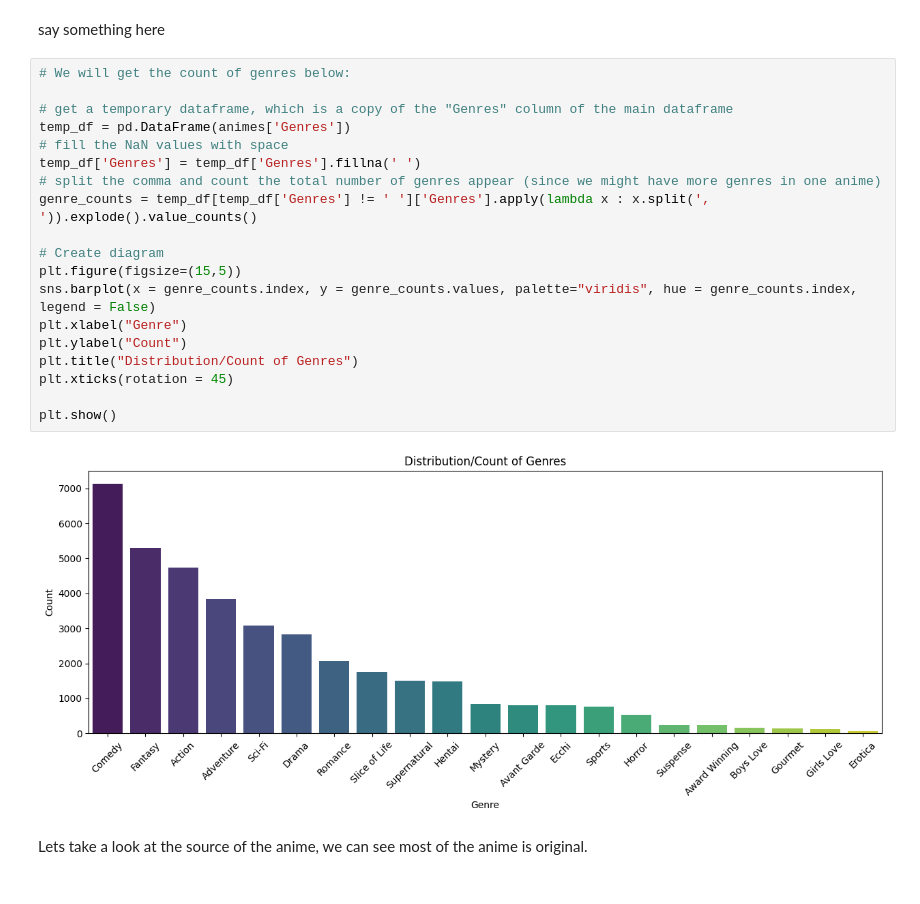
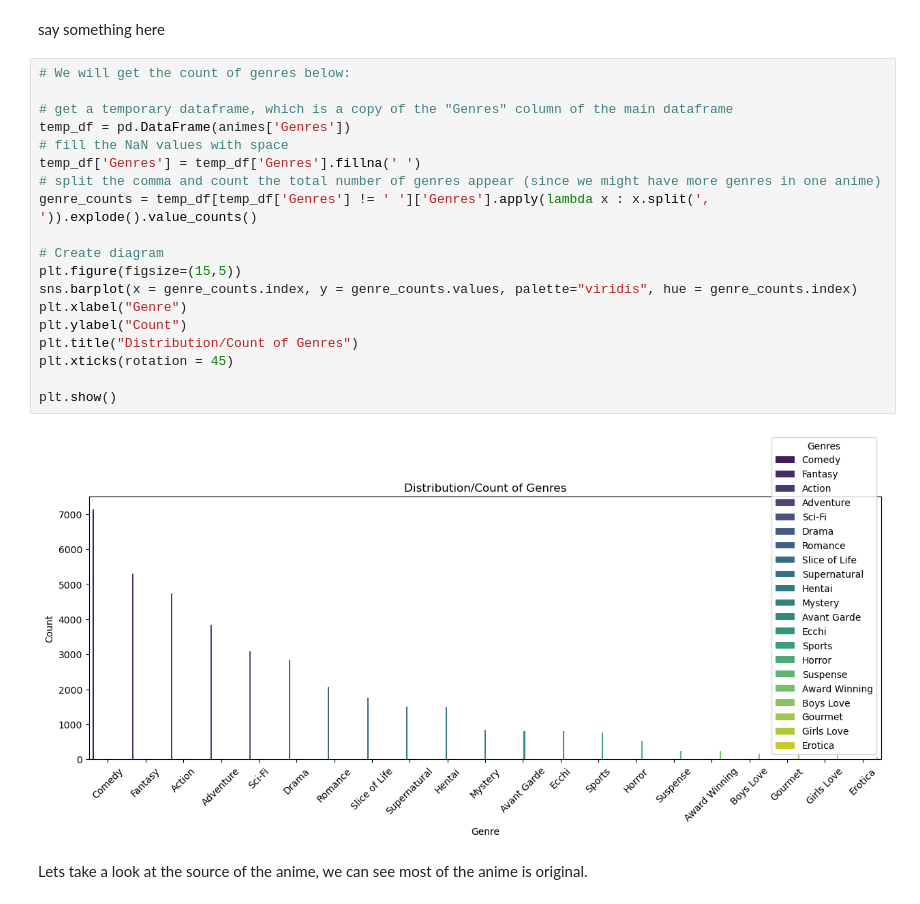
Before and after one commit to Threegoldsqwq/Machine_Learning_Anime_Recommendation, a Jupyter notebook: Animes_Analysis.ipynb, the cells around one changed output. Saved outputs shown, nothing was run; the diff lists cells and outputs as text.

```diff
--- a/Animes_Analysis.ipynb
+++ b/Animes_Analysis.ipynb
@@ -327,24 +328,24 @@ say something here
 # %%
 # We will get the count of genres below:
 
 # get a temporary dataframe, which is a copy of the "Genres" column of the main dataframe
 temp_df = pd.DataFrame(animes['Genres'])
 # fill the NaN values with space
 temp_df['Genres'] = temp_df['Genres'].fillna(' ')
 # split the comma and count the total number of genres appear (since we might have more genres in one anime)
 genre_counts = temp_df[temp_df['Genres'] != ' ']['Genres'].apply(lambda x : x.split(', ')).explode().value_counts()
 
 # Create diagram
 plt.figure(figsize=(15,5))
-sns.barplot(x = genre_counts.index, y = genre_counts.values, palette="viridis", hue = genre_counts.index, legend = False)
+sns.barplot(x = genre_counts.index, y = genre_counts.values, palette="viridis", hue = genre_counts.index)
 plt.xlabel("Genre")
 plt.ylabel("Count")
 plt.title("Distribution/Count of Genres")
 plt.xticks(rotation = 45)
 
 plt.show()
 # %% [output]
-[figure, old version]
+[figure, new version]
 # %% [markdown]
 Lets take a look at the source of the anime, we can see most of the anime is original.
 # %%
```
Also changed, not shown: parts of 18 cells of this notebook.
